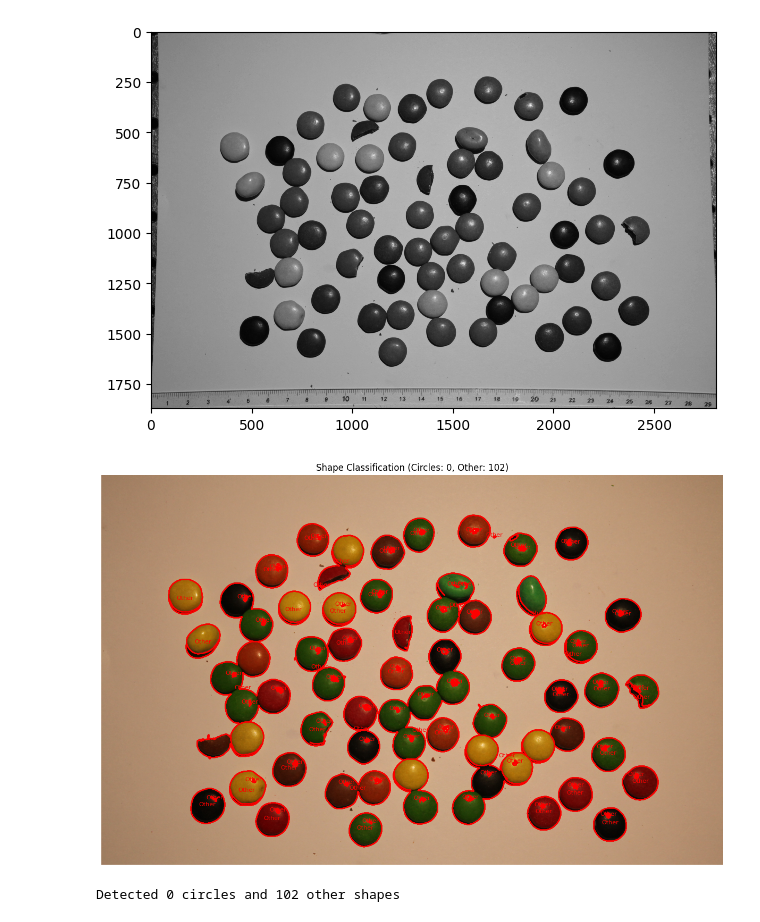
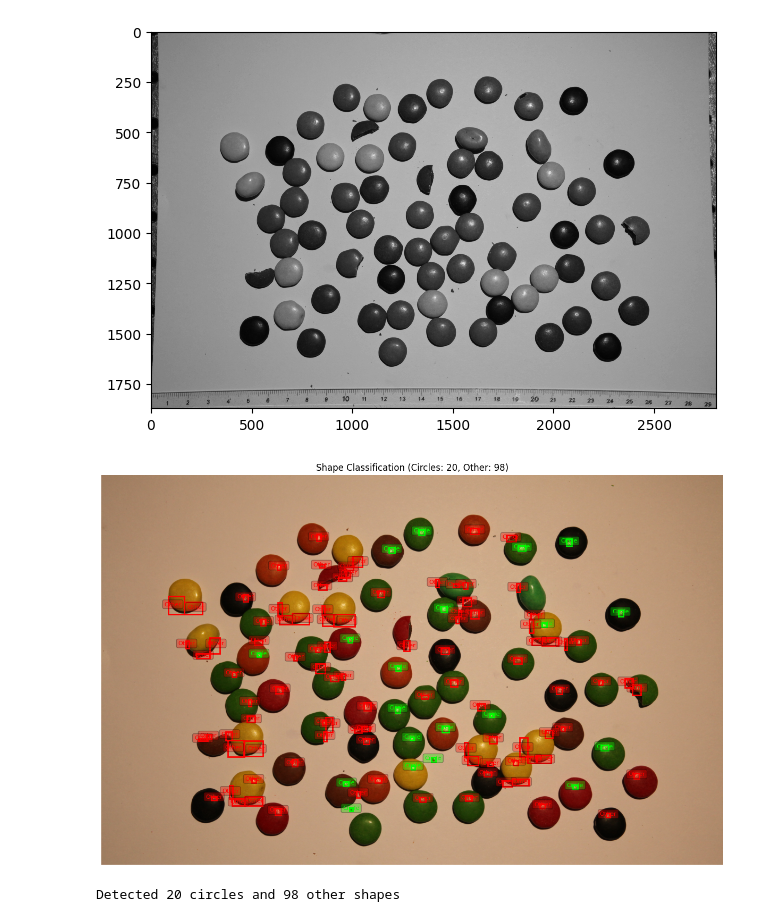
Before and after one commit to fredericstrand/INF250, a Jupyter notebook: assignment_2/assignment_2.ipynb, the cells around one changed output. Drawn from its saved outputs; the diff is of its cells as text; code cells hidden in the pictures.

Commit message:
tried adding watershedding

```diff
--- a/assignment_2/assignment_2.ipynb
+++ b/assignment_2/assignment_2.ipynb
@@ -38,7 +38,7 @@ skimage.io.imshow(blurred_image);
 # %%
 import numpy as np
 import skimage
-from skimage import filters, morphology, measure, feature
+from skimage import filters, morphology, measure, feature, segmentation
 from scipy import ndimage
 import matplotlib.pyplot as plt
 
@@ -54,12 +54,23 @@ image_cropped = image[crop_top:crop_bottom, crop_left:crop_right]
 gray = skimage.color.rgb2gray(image_cropped)
 blurred = filters.gaussian(gray, sigma=2)
 
-edges = feature.canny(blurred, sigma=1)
+thresh = filters.threshold_otsu(blurred)
+binary = blurred < thresh
 
-filled = morphology.remove_small_holes(edges, area_threshold=100)
-filled = morphology.binary_closing(filled, morphology.disk(3))
+binary = morphology.remove_small_objects(binary, min_size=200)
+binary = morphology.remove_small_holes(binary, area_threshold=500)
+binary = morphology.binary_closing(binary, morphology.disk(5))
 
-labels = measure.label(filled)
+distance = ndimage.distance_transform_edt(binary)
+local_max_coords = feature.peak_local_max(distance, min_distance=20, labels=binary)
+
+markers = np.zeros(binary.shape, dtype=bool)
+markers[tuple(local_max_coords.T)] = True
+markers = morphology.dilation(markers, morphology.disk(5))
+markers = measure.label(markers)
+
+labels = segmentation.watershed(-distance, markers, mask=binary)
+
 regions = measure.regionprops(labels)
 
 fig, ax = plt.subplots(figsize=(12, 8))
@@ -71,44 +82,41 @@ others = []
 for region in regions:
     area = region.area
     perimeter = region.perimeter
 
-    if area < 200:
-        continue
-
-    if perimeter == 0:
+    if area < 200 or perimeter == 0:
         continue
 
     circularity = 4 * np.pi * area / (perimeter ** 2)
 
     major_axis = region.axis_major_length
     minor_axis = region.axis_minor_length
-    if major_axis > 0:
-        axis_ratio = minor_axis / major_axis
-    else:
-        axis_ratio = 0
+    axis_ratio = minor_axis / major_axis if major_axis > 0 else 0
 
     y, x = region.centroid
 
-    if circularity > 0.85 and axis_ratio > 0.9:
+    if circularity > 0.75 and axis_ratio > 0.85:
         color = 'lime'
         label = "Circle"
         circles.append(region)
     else:
         color = 'red'
         label = "Other"
         others.append(region)
 
-    for coords in region.coords:
-        ax.plot(coords[1], coords[0], '.', color=color, markersize=0.5)
+    minr, minc, maxr, maxc = region.bbox
+    rect = plt.Rectangle((minc, minr), maxc - minc, maxr - minr,
+                          fill=False, edgecolor=color, linewidth=2)
+    ax.add_patch(rect)
 
-    ax.text(x, y, label, color=color, fontsize=8, ha='center')
+    ax.text(x, y, label, color=color, fontsize=8, ha='center',
+            bbox=dict(boxstyle='round,pad=0.3', facecolor=color, alpha=0.3))
 
 ax.set_title(f"Shape Classification (Circles: {len(circles)}, Other: {len(others)})")
 ax.axis('off')
 plt.tight_layout()
 plt.show()
 
 print(f"\nDetected {len(circles)} circles and {len(others)} other shapes")
 # %% [output]
-[figure, old version]
+[figure, new version]
-Detected 0 circles and 102 other shapes
+Detected 20 circles and 98 other shapes
```
